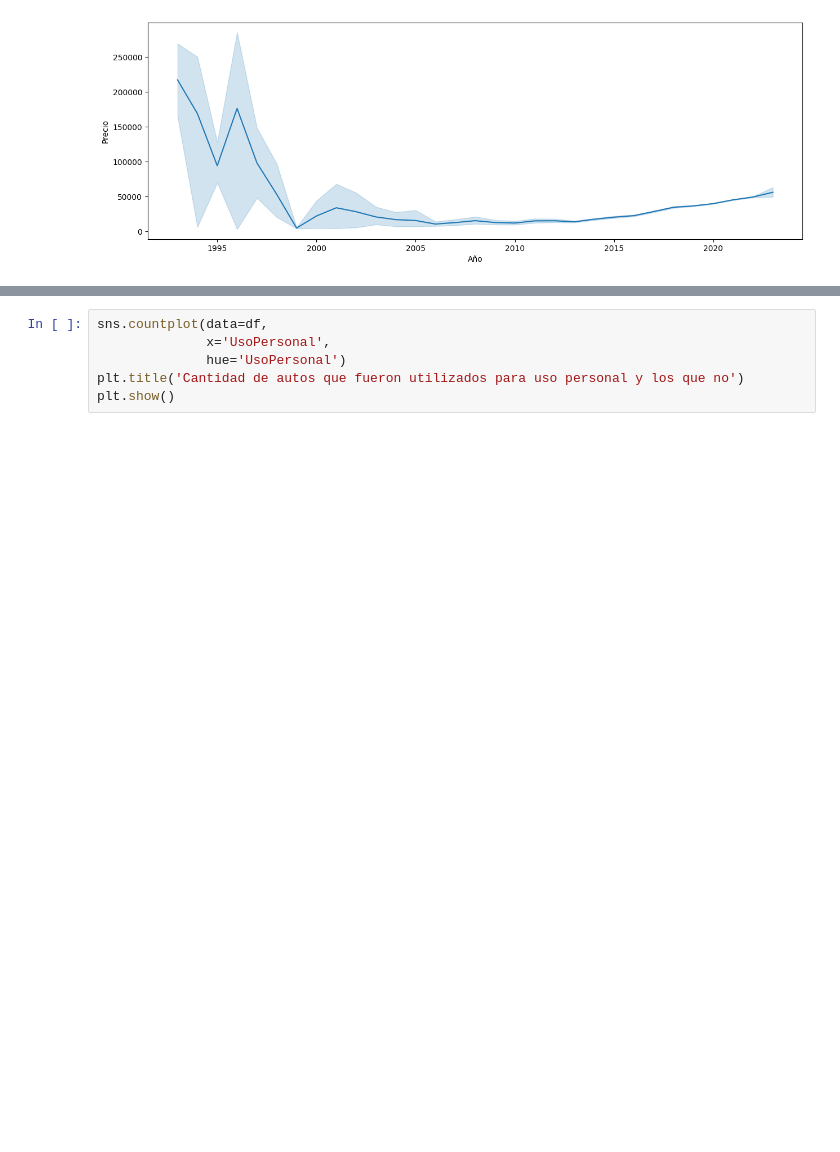
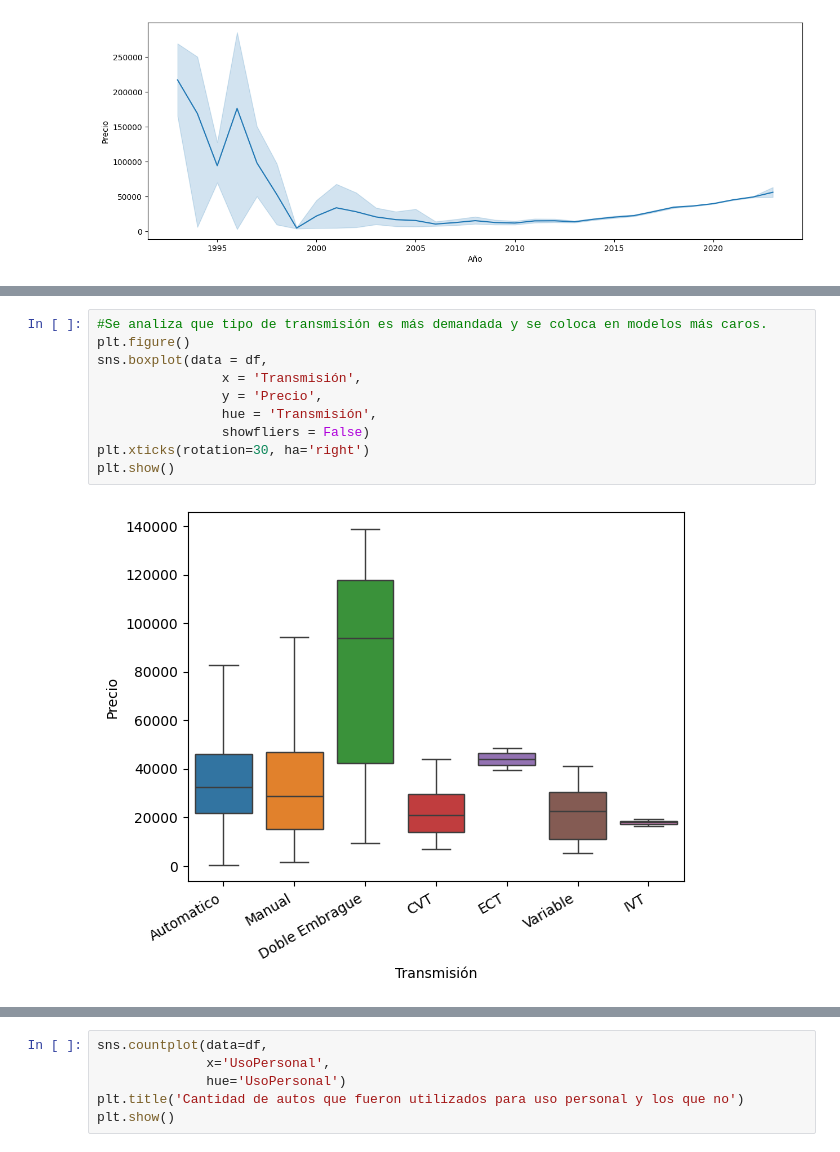
Before and after one commit to emalincic/Primera_Pre-entrega_DS1, a Jupyter notebook: 1er_entregable.ipynb, the cells around one changed output, grey strips where cells are left out. Drawn from its saved outputs; the diff is of its cells as text; blank space fills up the shorter version.

```diff
--- a/1er_entregable.ipynb
+++ b/1er_entregable.ipynb
@@ -197,4 +215,16 @@ sns.boxplot(data = df,
 # %% [output]
 <Axes: xlabel='Tracción', ylabel='Precio'>
 [figure]
+# %%
+#Se analiza que tipo de transmisión es más demandada y se coloca en modelos más caros.
+plt.figure()
+sns.boxplot(data = df,
+                x = 'Transmisión',
+                y = 'Precio',
+                hue = 'Transmisión',
+                showfliers = False)
+plt.xticks(rotation=30, ha='right')
+plt.show()
+# %% [output]
+[figure, added]
 # %%
```
Also changed, not shown: parts of 17 cells of this notebook.
